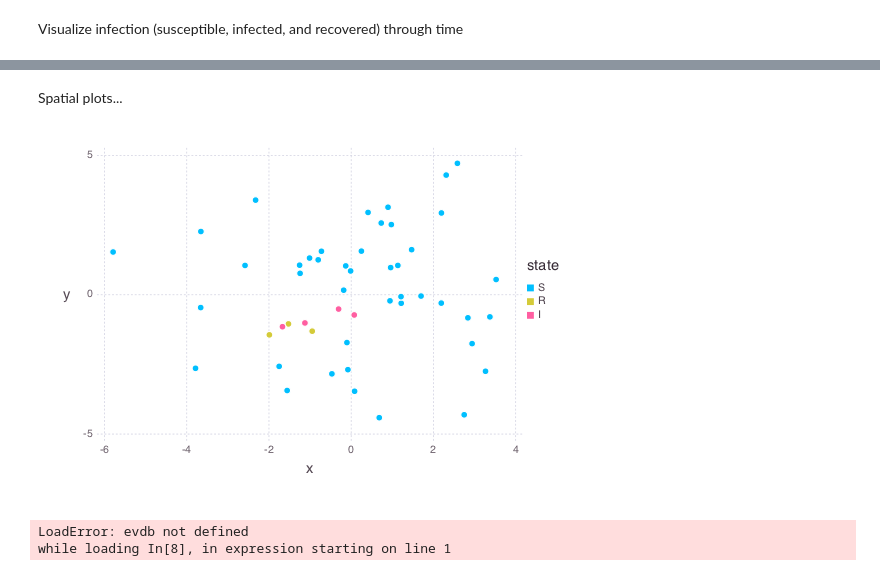
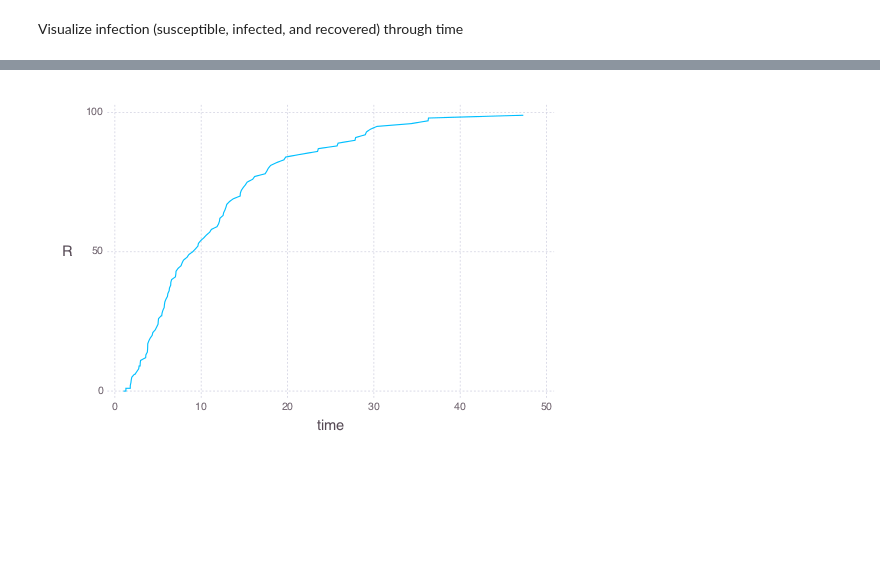
Before and after one commit to jangevaare/ILMs.jl, a Jupyter notebook: example_continuous_SIR.ipynb, the cells around one changed output, grey strips where cells are left out. Cells and saved outputs as stored; diff of their text form; code cells hidden in the pictures; blank space fills up the shorter version.

```diff
--- a/example_continuous_SIR.ipynb
+++ b/example_continuous_SIR.ipynb
@@ -76,14 +61,4 @@ plot(evseries, x="time", y="I", Geom.line)
 # %%
-#plot(evseries, x="time", y="R", Geom.line)
+plot(evseries, x="time", y="R", Geom.line)
+# %% [output]
+[figure, added]
-# %% [markdown]
-Spatial plots...
-# %%
-state_db=spatial_states(pop_db1, evdb, evdb.event_times[10])
-plot(state_db, x="x", y="y", Geom.point, color="state")
-# %% [output]
-[figure, removed]
-# %%
-evdb.event_time
-# %% [output]
-LoadError: evdb not defined
-while loading In[8], in expression starting on line 1
```
Also changed, not shown: parts of 9 cells of this notebook, 3 other files.
